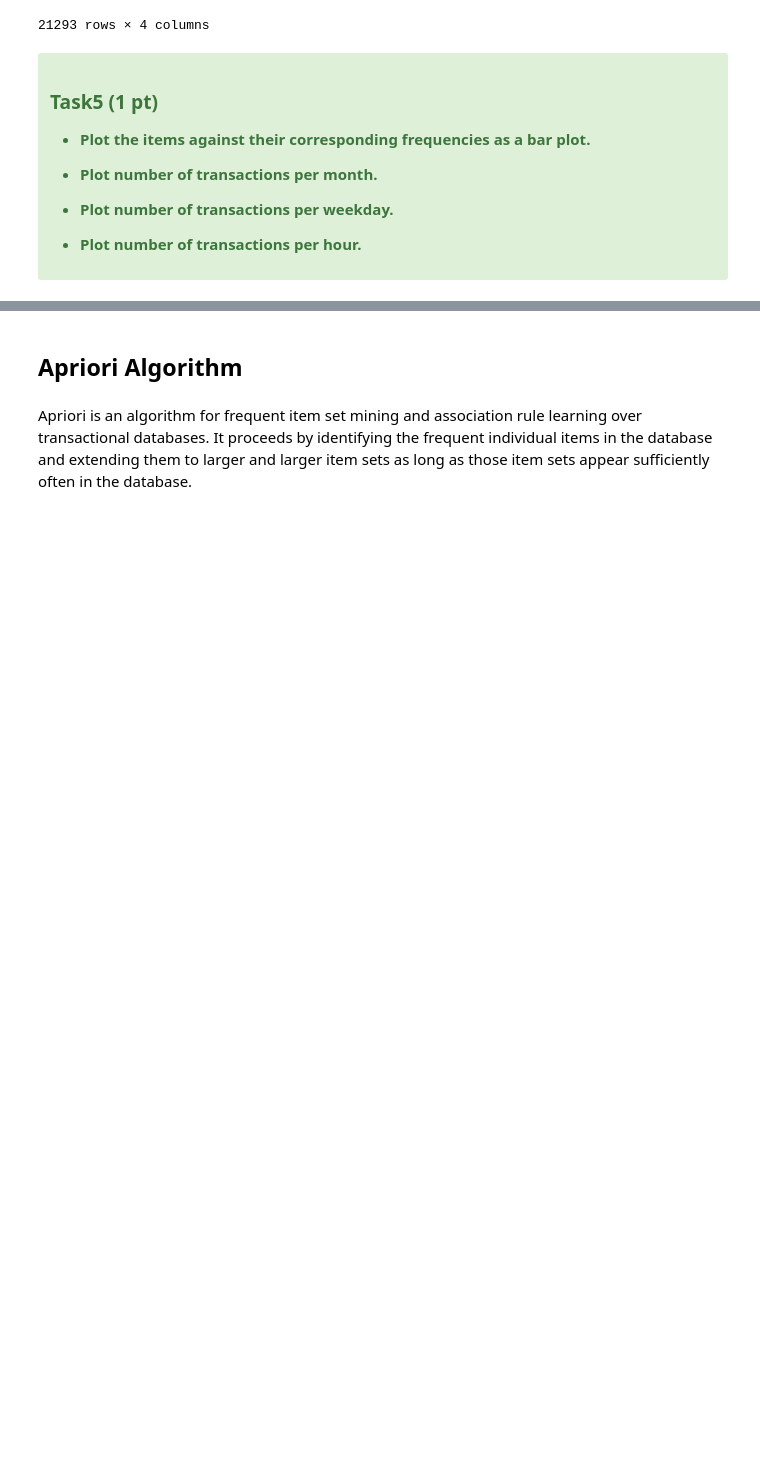
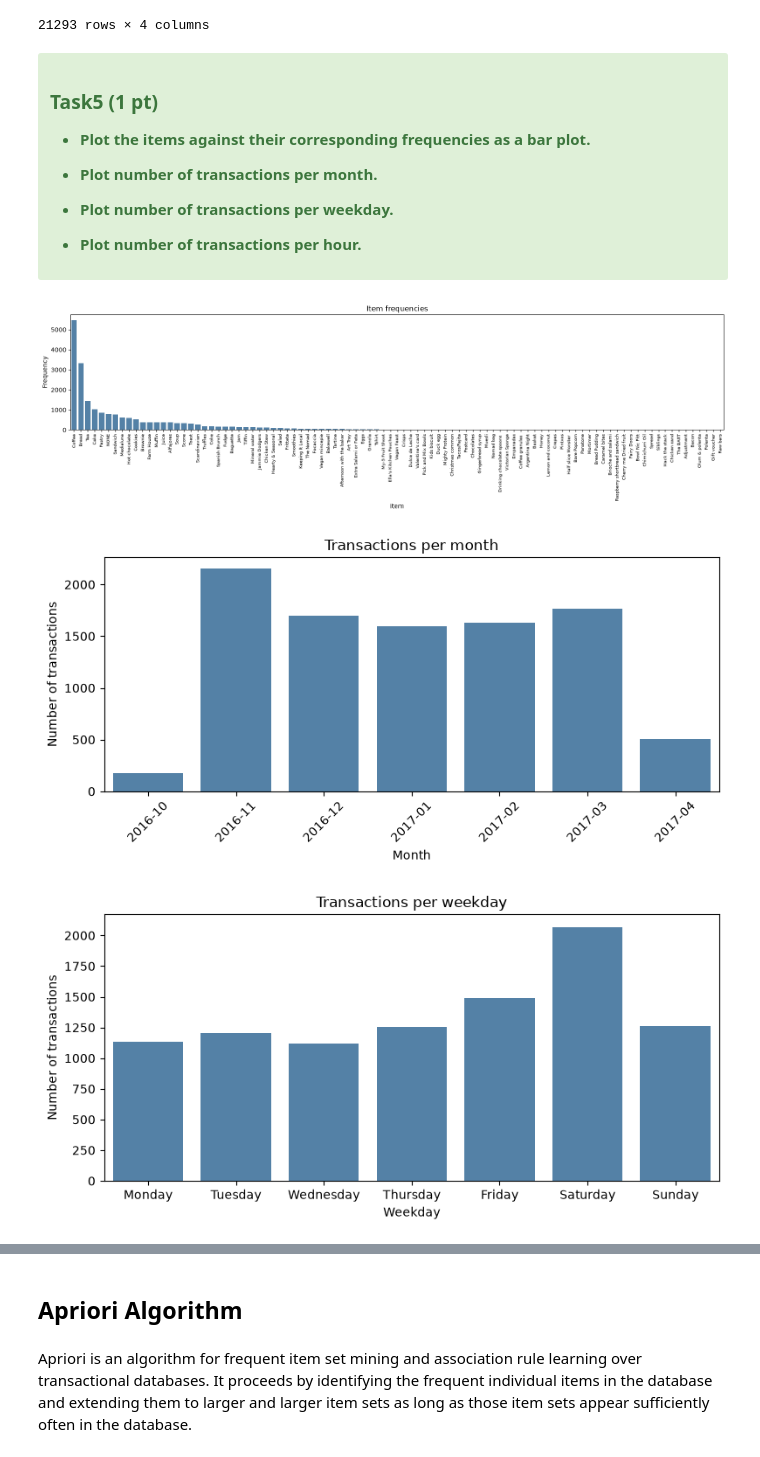
Before and after one commit to Masters-Halmstad/Data-Mining-DT8013, a Jupyter notebook: Lab#5_Interestingness/lab_interestingness.ipynb, the cells around one changed output, grey strips where cells are left out. Cells and saved outputs as stored; diff of their text form; code cells hidden in the pictures; blank space fills up the shorter version.

```diff
--- a/Lab#5_Interestingness/lab_interestingness.ipynb
+++ b/Lab#5_Interestingness/lab_interestingness.ipynb
@@ -200,0 +199,58 @@ data
+# %%
+#Please implement Task 5 here
+
+df = data.copy()    # keep original data safe
+df['Date'] = pd.to_datetime(df['Date']) #plain text date to real date
+
+# 1. Items Vs Corresponding Frequencies
+item_counts = data['Item'].value_counts()
+plt.figure(figsize=(16, 5))
+sns.barplot(x=item_counts.index, y=item_counts.values, color='steelblue')
+plt.xticks(rotation=90, fontsize=7)
+plt.xlabel('Item')
+plt.ylabel('Frequency')
+plt.title('Item frequencies')
+plt.tight_layout()
+plt.show()
+
+trans = df.drop_duplicates(subset='Transaction').copy() #one purcase -> one transaction => multiple items -> different rows
+
+
+# 2. Number of transaction per month
+trans['Month'] = trans['Date'].dt.to_period('M')
+per_month = trans['Month'].value_counts().sort_index()
+plt.figure(figsize=(8, 4))
+sns.barplot(x=per_month.index.astype(str), y=per_month.values, color='steelblue')
+plt.xlabel('Month')
+plt.ylabel('Number of transactions')
+plt.title('Transactions per month')
+plt.xticks(rotation=45)
+plt.tight_layout()
+plt.show()
+
+# 3. Number of transaction per week day
+trans['Weekday'] = trans['Date'].dt.day_name()
+order = ['Monday', 'Tuesday', 'Wednesday', 'Thursday', 'Friday', 'Saturday', 'Sunday']
+per_weekday = trans['Weekday'].value_counts().reindex(order)
+plt.figure(figsize=(8, 4))
+sns.barplot(x=per_weekday.index, y=per_weekday.values, color='steelblue')
+plt.xlabel('Weekday')
+plt.ylabel('Number of transactions')
+plt.title('Transactions per weekday')
+plt.tight_layout()
+plt.show()
+
+# 4. NUmber of transaction per hour
+trans['Hour'] = pd.to_datetime(trans['Time'], format='%H:%M:%S').dt.hour
+per_hour = trans['Hour'].value_counts().sort_index()
+plt.figure(figsize=(8, 4))
+sns.barplot(x=per_hour.index, y=per_hour.values, color='steelblue')
+plt.xlabel('Hour of day')
+plt.ylabel('Number of transactions')
+plt.title('Transactions per hour')
+plt.tight_layout()
+plt.show()
+# %% [output]
+[figure, added]
+[figure, added]
+[figure, added]
```
Also changed, not shown: parts of 3 cells of this notebook.
